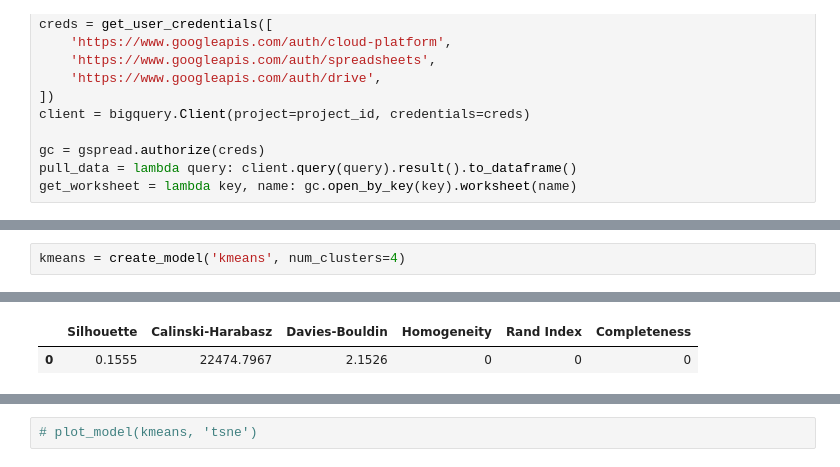
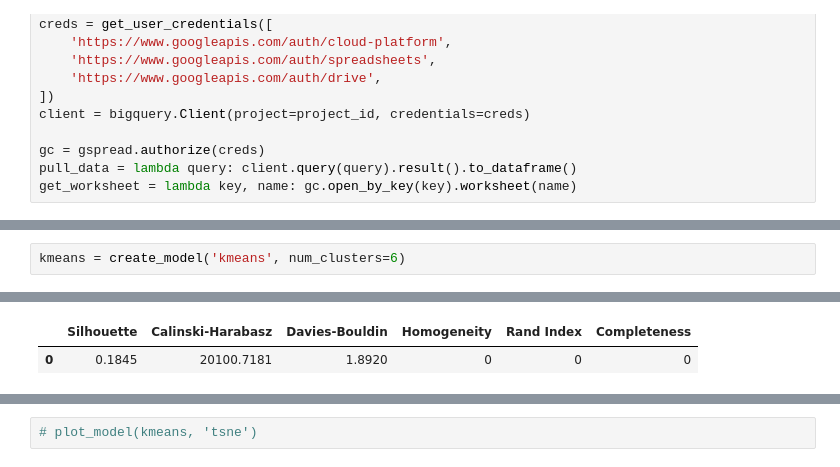
Before and after one commit to ryanisadBW/ds-edc, a Jupyter notebook: clustering_v3.ipynb, the cells around one changed output, grey strips where cells are left out. Drawn from its saved outputs; the diff is of its cells as text.

```diff
--- a/clustering_v3.ipynb
+++ b/clustering_v3.ipynb
@@ -372,9 +367,9 @@ s = setup(
 # %%
-kmeans = create_model('kmeans', num_clusters=4)
+kmeans = create_model('kmeans', num_clusters=6)
 # %% [output]
 [interactive output not drawn]
 |  | Silhouette | Calinski-Harabasz | Davies-Bouldin | Homogeneity | Rand Index | Completeness |
-| 0 | 0.1555 | 22474.7967 | 2.1526 | 0 | 0 | 0 |
+| 0 | 0.1845 | 20100.7181 | 1.8920 | 0 | 0 | 0 |
 [interactive output not drawn]
 # %%
 # plot_model(kmeans, 'tsne')
```
Also changed, not shown: parts of 15 cells of this notebook, 10 other files.
